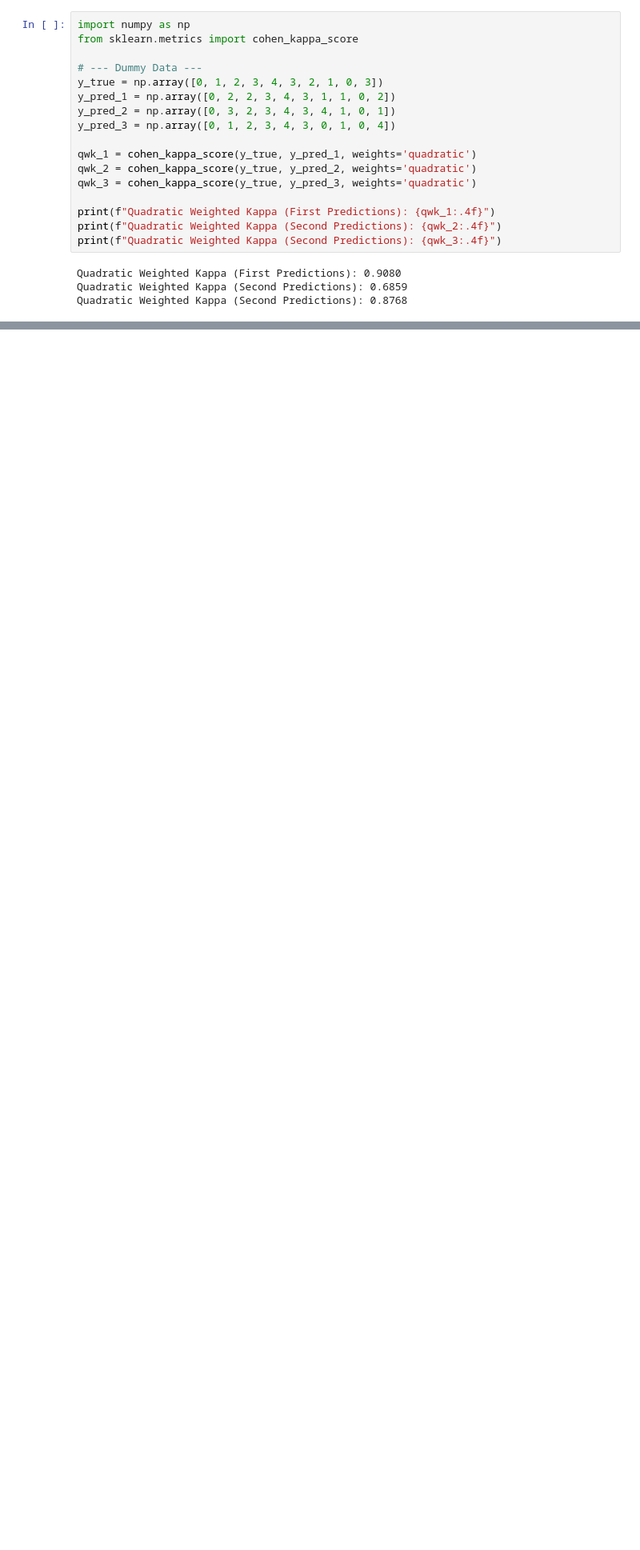
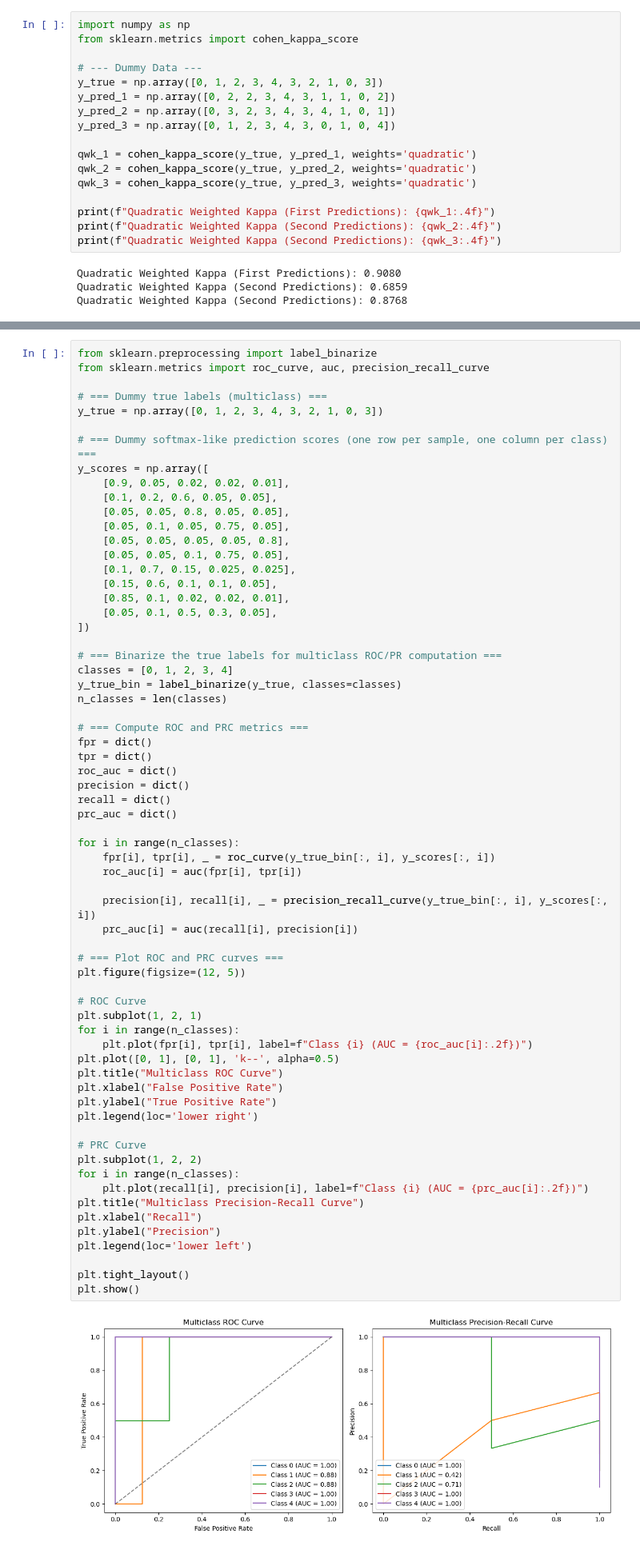
Before and after one commit to j-s-russell/diabetic-retinopathy-classification, a Jupyter notebook: 03_Evaluation_Code.ipynb, the cells around one changed output, grey strips where cells are left out. Shown at 80% size. Drawn from its saved outputs; the diff is of its cells as text; blank space fills up the shorter version.

```diff
--- a/03_Evaluation_Code.ipynb
+++ b/03_Evaluation_Code.ipynb
@@ -59,0 +92,67 @@ Despite more misclassifications, prediction set B is preferable as it only miscl
+# %%
+from sklearn.preprocessing import label_binarize
+from sklearn.metrics import roc_curve, auc, precision_recall_curve
+
+# === Dummy true labels (multiclass) ===
+y_true = np.array([0, 1, 2, 3, 4, 3, 2, 1, 0, 3])
+
+# === Dummy softmax-like prediction scores (one row per sample, one column per class) ===
+y_scores = np.array([
+    [0.9, 0.05, 0.02, 0.02, 0.01],
+    [0.1, 0.2, 0.6, 0.05, 0.05],
+    [0.05, 0.05, 0.8, 0.05, 0.05],
+    [0.05, 0.1, 0.05, 0.75, 0.05],
+    [0.05, 0.05, 0.05, 0.05, 0.8],
+    [0.05, 0.05, 0.1, 0.75, 0.05],
+    [0.1, 0.7, 0.15, 0.025, 0.025],
+    [0.15, 0.6, 0.1, 0.1, 0.05],
+    [0.85, 0.1, 0.02, 0.02, 0.01],
+    [0.05, 0.1, 0.5, 0.3, 0.05],
+])
+
+# === Binarize the true labels for multiclass ROC/PR computation ===
+classes = [0, 1, 2, 3, 4]
+y_true_bin = label_binarize(y_true, classes=classes)
+n_classes = len(classes)
+
+# === Compute ROC and PRC metrics ===
+fpr = dict()
+tpr = dict()
+roc_auc = dict()
+precision = dict()
+recall = dict()
+prc_auc = dict()
+
+for i in range(n_classes):
+    fpr[i], tpr[i], _ = roc_curve(y_true_bin[:, i], y_scores[:, i])
+    roc_auc[i] = auc(fpr[i], tpr[i])
+
+    precision[i], recall[i], _ = precision_recall_curve(y_true_bin[:, i], y_scores[:, i])
+    prc_auc[i] = auc(recall[i], precision[i])
+
+# === Plot ROC and PRC curves ===
+plt.figure(figsize=(12, 5))
+
+# ROC Curve
+plt.subplot(1, 2, 1)
+for i in range(n_classes):
+    plt.plot(fpr[i], tpr[i], label=f"Class {i} (AUC = {roc_auc[i]:.2f})")
+plt.plot([0, 1], [0, 1], 'k--', alpha=0.5)
+plt.title("Multiclass ROC Curve")
+plt.xlabel("False Positive Rate")
+plt.ylabel("True Positive Rate")
+plt.legend(loc='lower right')
+
+# PRC Curve
+plt.subplot(1, 2, 2)
+for i in range(n_classes):
+    plt.plot(recall[i], precision[i], label=f"Class {i} (AUC = {prc_auc[i]:.2f})")
+plt.title("Multiclass Precision-Recall Curve")
+plt.xlabel("Recall")
+plt.ylabel("Precision")
+plt.legend(loc='lower left')
+
+plt.tight_layout()
+plt.show()
+# %% [output]
+[figure, added]
```
Also changed, not shown: parts of 11 cells of this notebook, 33 other files.
